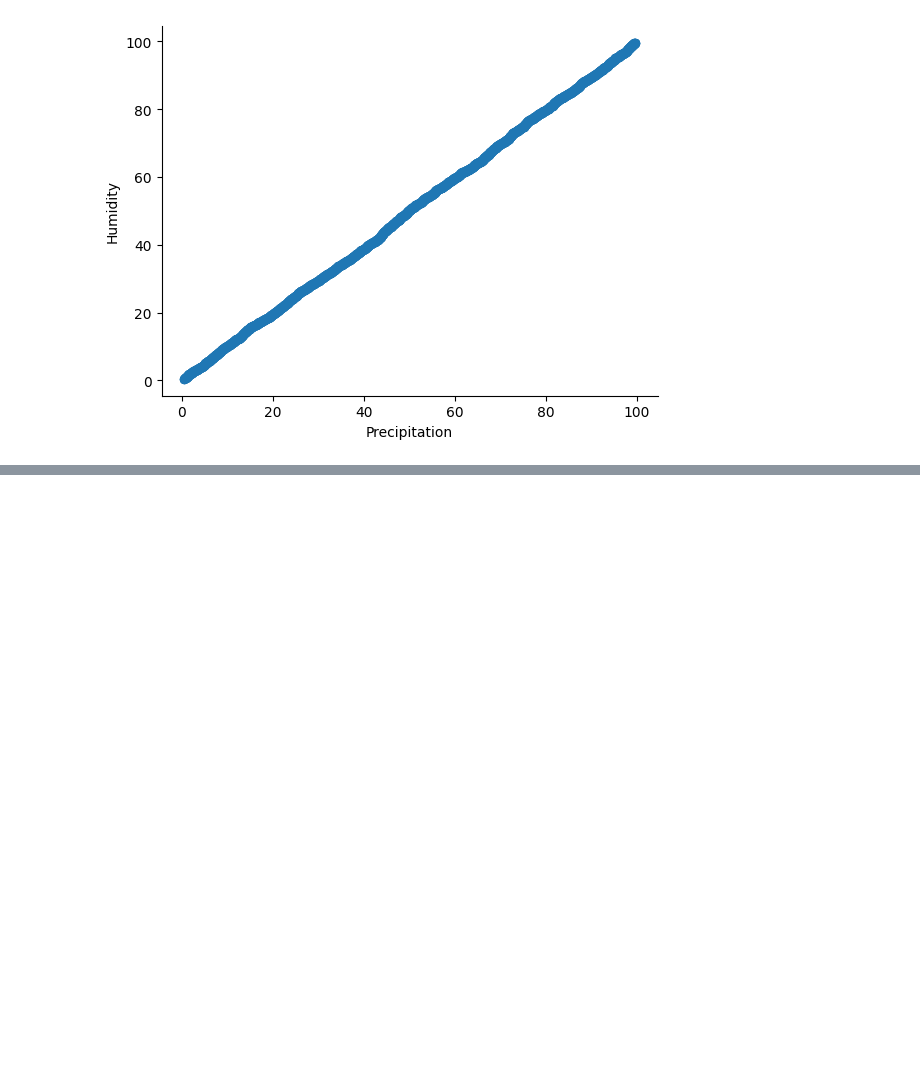
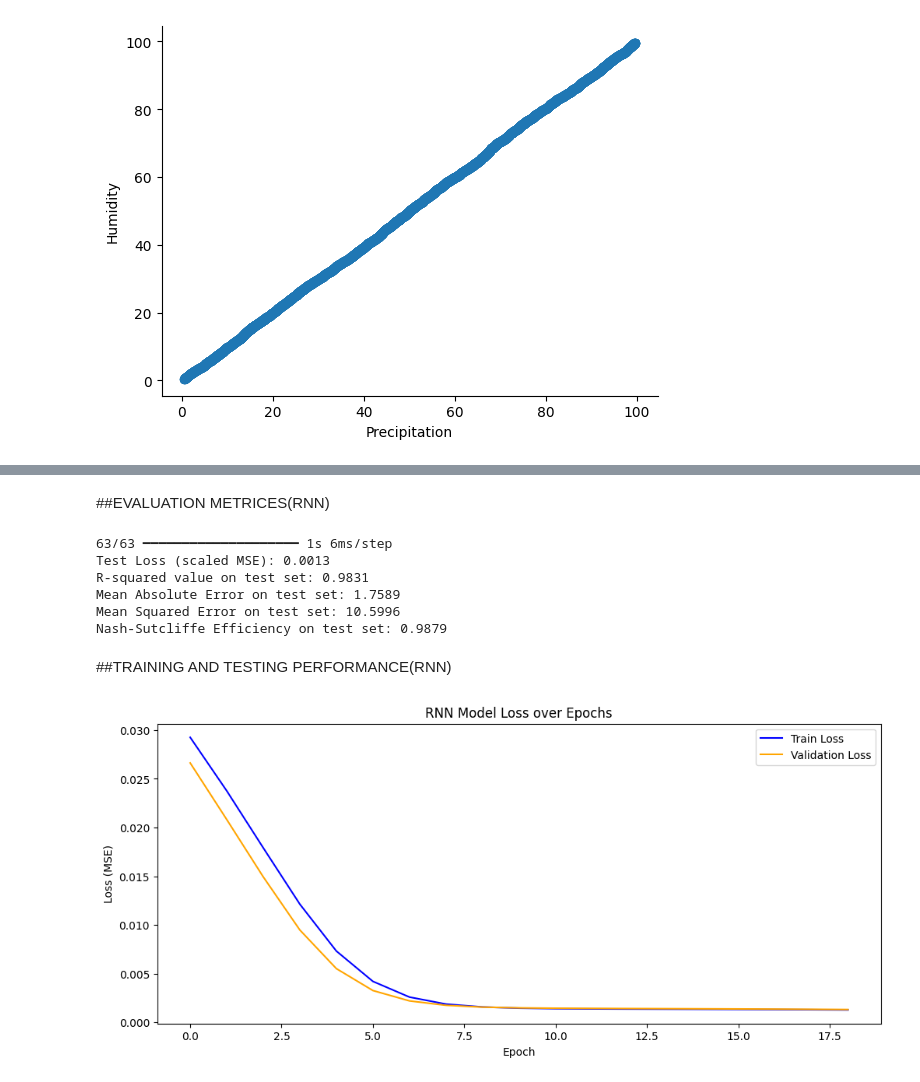
Before and after one commit to 104Rajendraprasath/Climate-Change-Prediction, a Jupyter notebook: Climate_Change_Prediction.ipynb, the cells around one changed output, grey strips where cells are left out. Drawn from its saved outputs; the diff is of its cells as text; code cells hidden in the pictures; blank space fills up the shorter version.

Commit message:
Model finished

```diff
--- a/Climate_Change_Prediction.ipynb
+++ b/Climate_Change_Prediction.ipynb
@@ -376,0 +451,60 @@ y_test shape: (1243, 5)
+# %% [markdown]
+##EVALUATION METRICES(RNN)
+# %%
+# -----------------------
+# Evaluate the RNN model
+# -----------------------
+
+# Evaluate loss on test set (MSE in scaled form)
+test_loss = model.evaluate(X_test_reshaped, y_test, verbose=0)
+
+# Make predictions on test set
+y_pred = model.predict(X_test_reshaped)
+
+# Inverse transform back to original scale
+y_test_inverse = scaler_y.inverse_transform(y_test)
+y_pred_inverse = scaler_y.inverse_transform(y_pred)
+
+# Calculate evaluation metrics on original scale
+r2 = r2_score(y_test_inverse, y_pred_inverse)
+mae = mean_absolute_error(y_test_inverse, y_pred_inverse)
+mse = mean_squared_error(y_test_inverse, y_pred_inverse)
+
+# Nash-Sutcliffe Efficiency
+nse = 1 - (
+    np.sum((y_test_inverse - y_pred_inverse) ** 2) /
+    np.sum((y_test_inverse - np.mean(y_test_inverse, axis=0)) ** 2)
+)
+
+print(f"Test Loss (scaled MSE): {test_loss:.4f}")
+print(f"R-squared value on test set: {r2:.4f}")
+print(f"Mean Absolute Error on test set: {mae:.4f}")
+print(f"Mean Squared Error on test set: {mse:.4f}")
+print(f"Nash-Sutcliffe Efficiency on test set: {nse:.4f}")
+# %% [output]
+63/63 ━━━━━━━━━━━━━━━━━━━━ 1s 6ms/step
+Test Loss (scaled MSE): 0.0013
+R-squared value on test set: 0.9831
+Mean Absolute Error on test set: 1.7589
+Mean Squared Error on test set: 10.5996
+Nash-Sutcliffe Efficiency on test set: 0.9879
+# %% [markdown]
+##TRAINING AND TESTING PERFORMANCE(RNN)
+# %%
+# -----------------------------
+# Plot Training and Validation Loss
+# (skip the first epoch)
+# -----------------------------
+plt.figure(figsize=(12, 5))
+
+# history.history is a dict: keys = ['loss', 'val_loss']
+plt.plot(history.history['loss'][1:], label='Train Loss', color='blue')
+plt.plot(history.history['val_loss'][1:], label='Validation Loss', color='orange')
+
+plt.title('RNN Model Loss over Epochs')
+plt.xlabel('Epoch')
+plt.ylabel('Loss (MSE)')
+plt.legend()
+plt.show()
+# %% [output]
+[figure, added]
```
Also changed, not shown: parts of 74 cells of this notebook.
